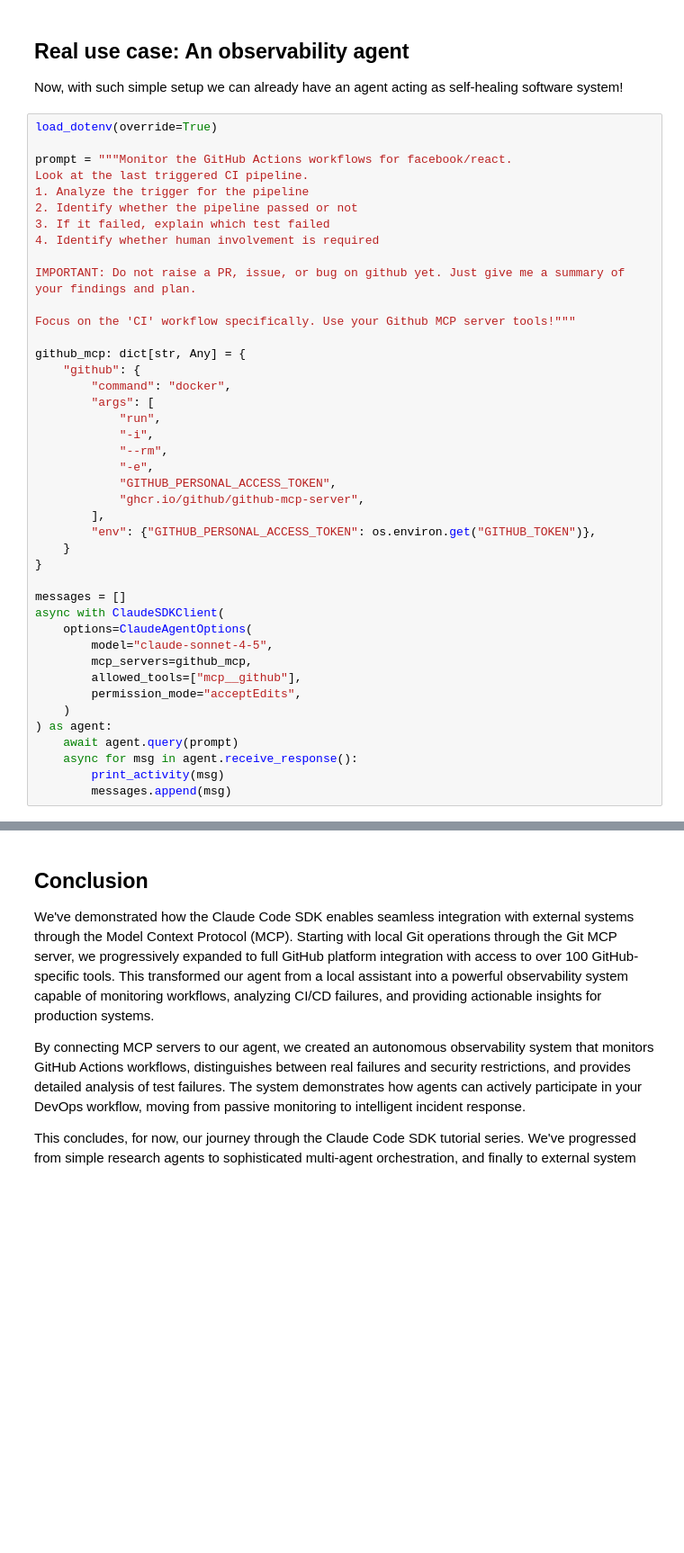
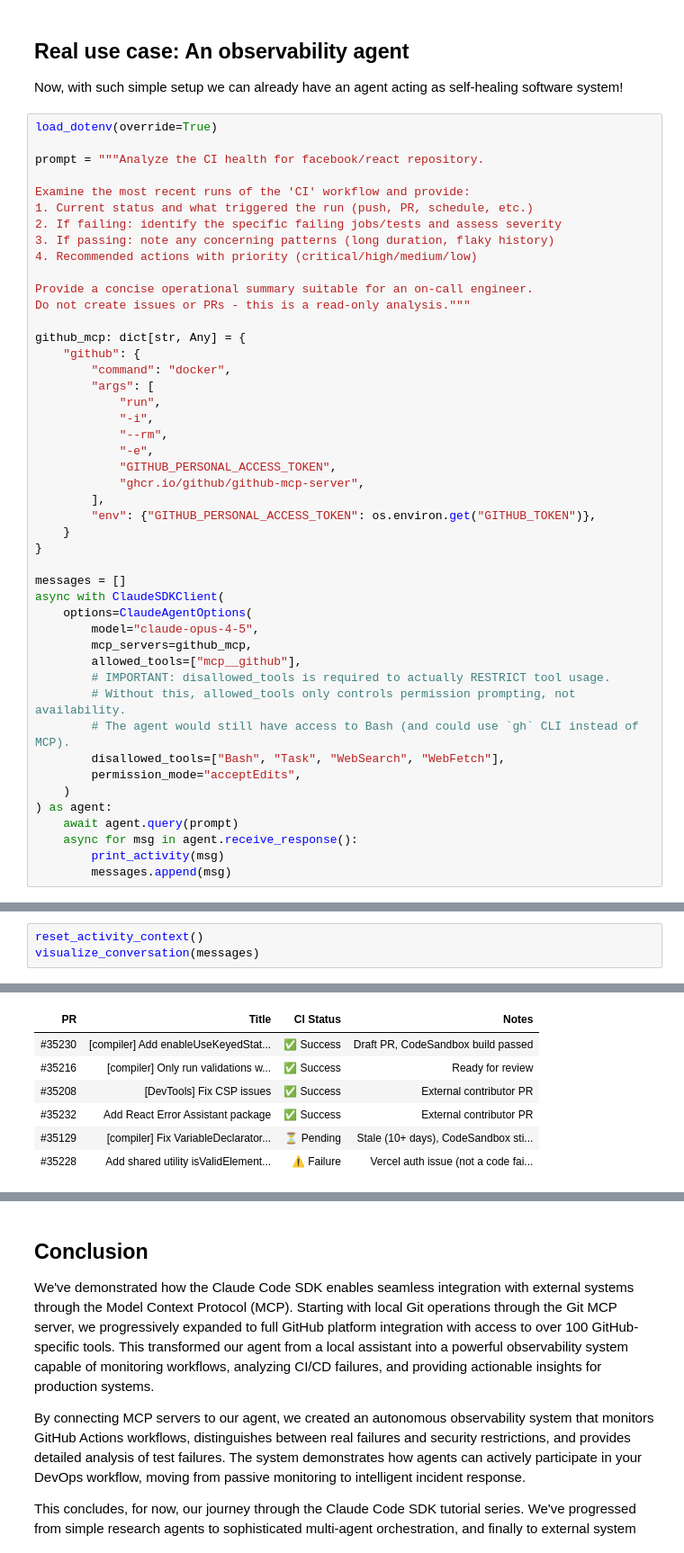
Before and after one commit to costiash/claude-cookbooks, a Jupyter notebook: claude_agent_sdk/02_The_observability_agent.ipynb, the cells around one changed output, grey strips where cells are left out. Shown at 90% size. Cells and saved outputs as stored; diff of their text form; blank space fills up the shorter version.

```diff
--- a/claude_agent_sdk/02_The_observability_agent.ipynb
+++ b/claude_agent_sdk/02_The_observability_agent.ipynb
@@ -111,16 +189,16 @@ Now, with such simple setup we can already have an agent acting as self-healing
 # %%
 load_dotenv(override=True)
 
-prompt = """Monitor the GitHub Actions workflows for facebook/react.
-Look at the last triggered CI pipeline.
-1. Analyze the trigger for the pipeline
-2. Identify whether the pipeline passed or not
-3. If it failed, explain which test failed
-4. Identify whether human involvement is required
+prompt = """Analyze the CI health for facebook/react repository.
 
-IMPORTANT: Do not raise a PR, issue, or bug on github yet. Just give me a summary of your findings and plan.
+Examine the most recent runs of the 'CI' workflow and provide:
+1. Current status and what triggered the run (push, PR, schedule, etc.)
+2. If failing: identify the specific failing jobs/tests and assess severity
+3. If passing: note any concerning patterns (long duration, flaky history)
+4. Recommended actions with priority (critical/high/medium/low)
 
-Focus on the 'CI' workflow specifically. Use your Github MCP server tools!"""
+Provide a concise operational summary suitable for an on-call engineer.
+Do not create issues or PRs - this is a read-only analysis."""
 
 github_mcp: dict[str, Any] = {
     "github": {
@@ -140,9 +218,13 @@ github_mcp: dict[str, Any] = {
 messages = []
 async with ClaudeSDKClient(
     options=ClaudeAgentOptions(
-        model="claude-sonnet-4-5",
+        model="claude-opus-4-5",
         mcp_servers=github_mcp,
         allowed_tools=["mcp__github"],
+        # IMPORTANT: disallowed_tools is required to actually RESTRICT tool usage.
+        # Without this, allowed_tools only controls permission prompting, not availability.
+        # The agent would still have access to Bash (and could use `gh` CLI instead of MCP).
+        disallowed_tools=["Bash", "Task", "WebSearch", "WebFetch"],
         permission_mode="acceptEdits",
     )
 ) as agent:
@@ -154,0 +273,4 @@ print(f"\nResult:\n{messages[-1].result}")
+# %%
+reset_activity_context()
+visualize_conversation(messages)
+# %% [output]
@@ -154,0 +300,7 @@ print(f"\nResult:\n{messages[-1].result}")
+| PR | Title | CI Status | Notes |
+| #35230 | [compiler] Add enableUseKeyedStat... | ✅ Success | Draft PR, CodeSandbox build passed |
+| #35216 | [compiler] Only run validations w... | ✅ Success | Ready for review |
+| #35208 | [DevTools] Fix CSP issues | ✅ Success | External contributor PR |
+| #35232 | Add React Error Assistant package | ✅ Success | External contributor PR |
+| #35129 | [compiler] Fix VariableDeclarator... | ⏳ Pending | Stale (10+ days), CodeSandbox sti... |
+| #35228 | Add shared utility isValidElement... | ⚠️ Failure | Vercel auth issue (not a code fai... |
```
Also changed, not shown: parts of 15 cells of this notebook, 11 other files.
